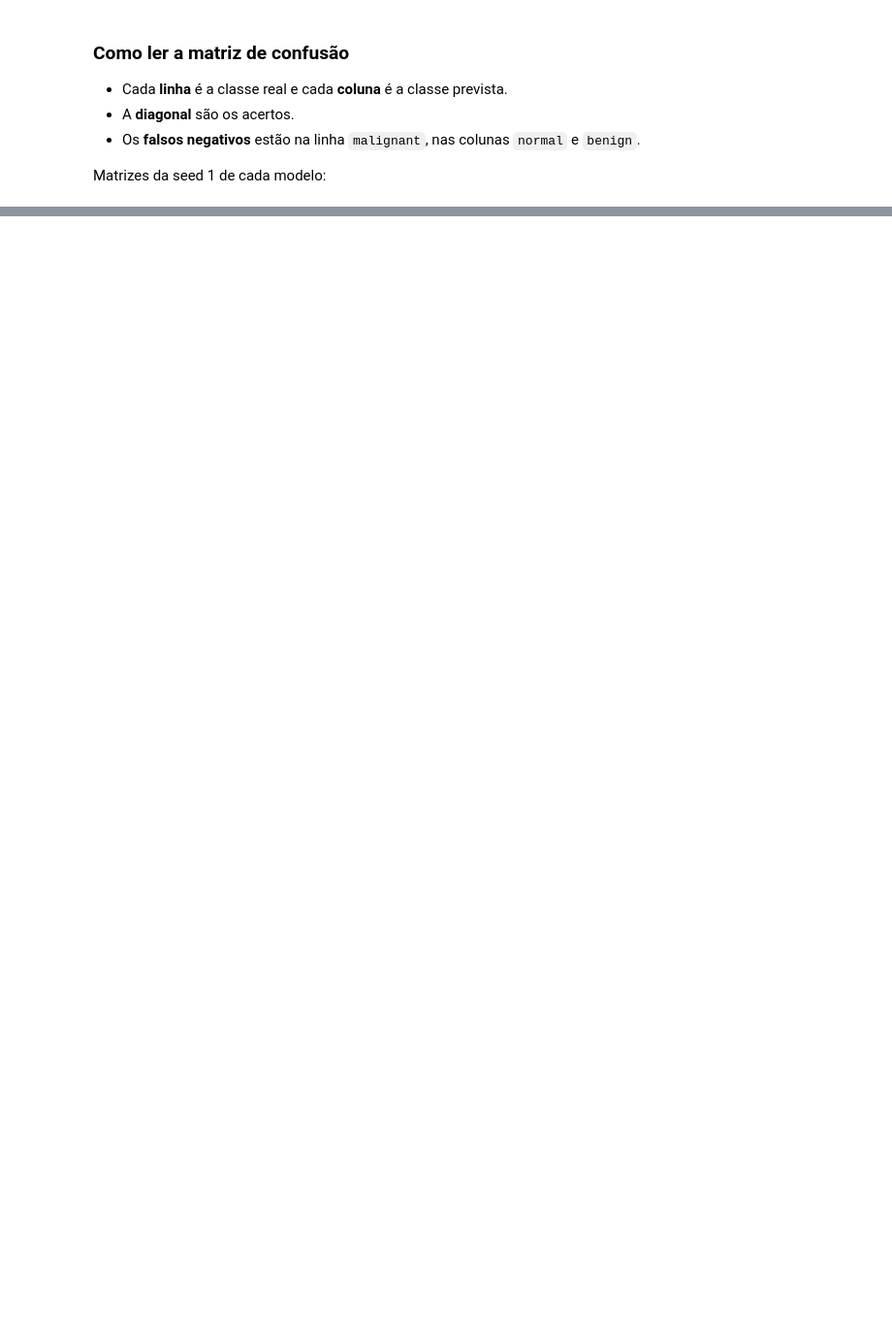
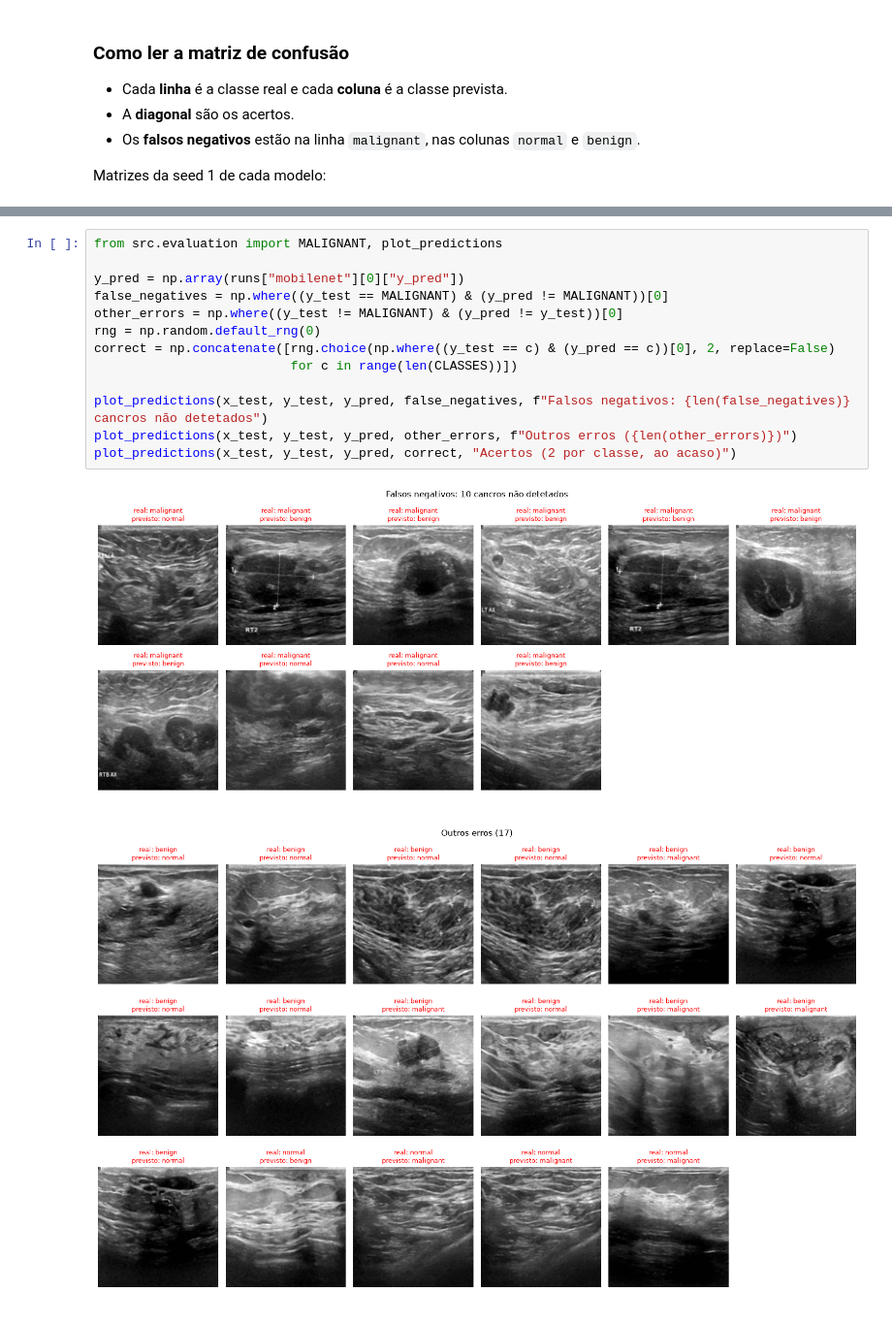
Before and after one commit to httpirsh/miacd-iach-breast-cancer-diagnosis, a Jupyter notebook: notebooks/01_passive_learning.ipynb, the cells around one changed output, grey strips where cells are left out. Shown at 97% size. Drawn from its saved outputs; the diff is of its cells as text; blank space fills up the shorter version.

```diff
--- a/notebooks/01_passive_learning.ipynb
+++ b/notebooks/01_passive_learning.ipynb
@@ -274,0 +266,16 @@ for name in runs:
+# %%
+from src.evaluation import MALIGNANT, plot_predictions
+
+y_pred = np.array(runs["mobilenet"][0]["y_pred"])
+false_negatives = np.where((y_test == MALIGNANT) & (y_pred != MALIGNANT))[0]
+other_errors = np.where((y_test != MALIGNANT) & (y_pred != y_test))[0]
+rng = np.random.default_rng(0)
+correct = np.concatenate([rng.choice(np.where((y_test == c) & (y_pred == c))[0], 2, replace=False)
+                          for c in range(len(CLASSES))])
+
+plot_predictions(x_test, y_test, y_pred, false_negatives, f"Falsos negativos: {len(false_negatives)} cancros não detetados")
+plot_predictions(x_test, y_test, y_pred, other_errors, f"Outros erros ({len(other_errors)})")
+plot_predictions(x_test, y_test, y_pred, correct, "Acertos (2 por classe, ao acaso)")
+# %% [output]
+[figure, added]
+[figure, added]
```
Also changed, not shown: parts of 12 cells of this notebook, 9 other files.
